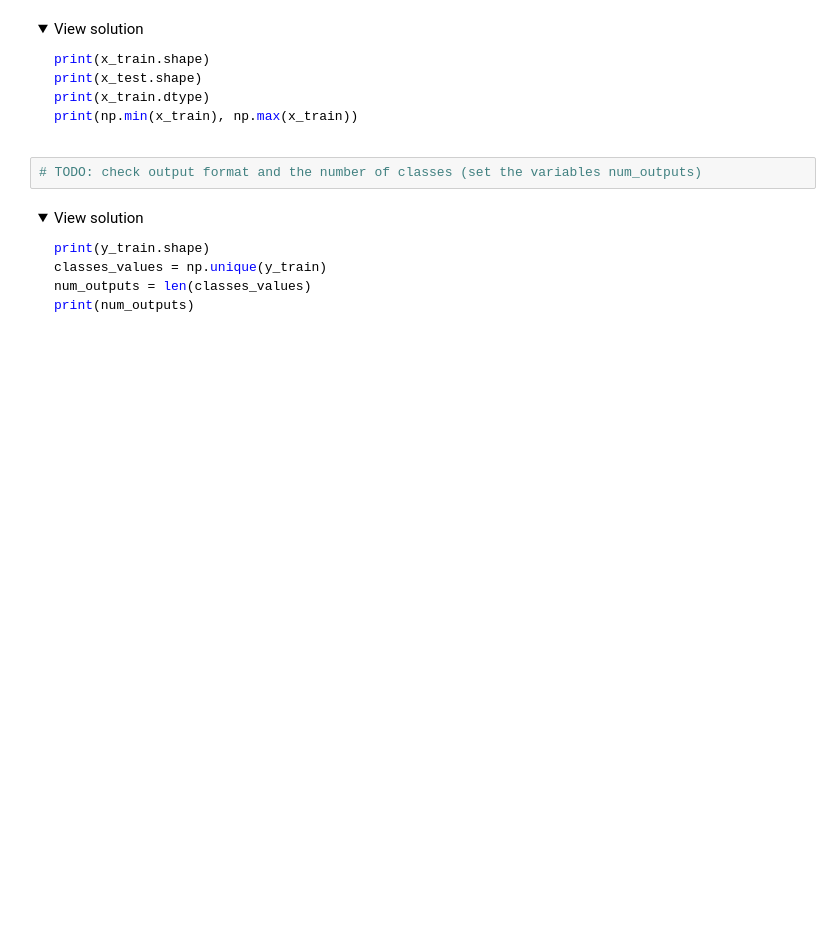
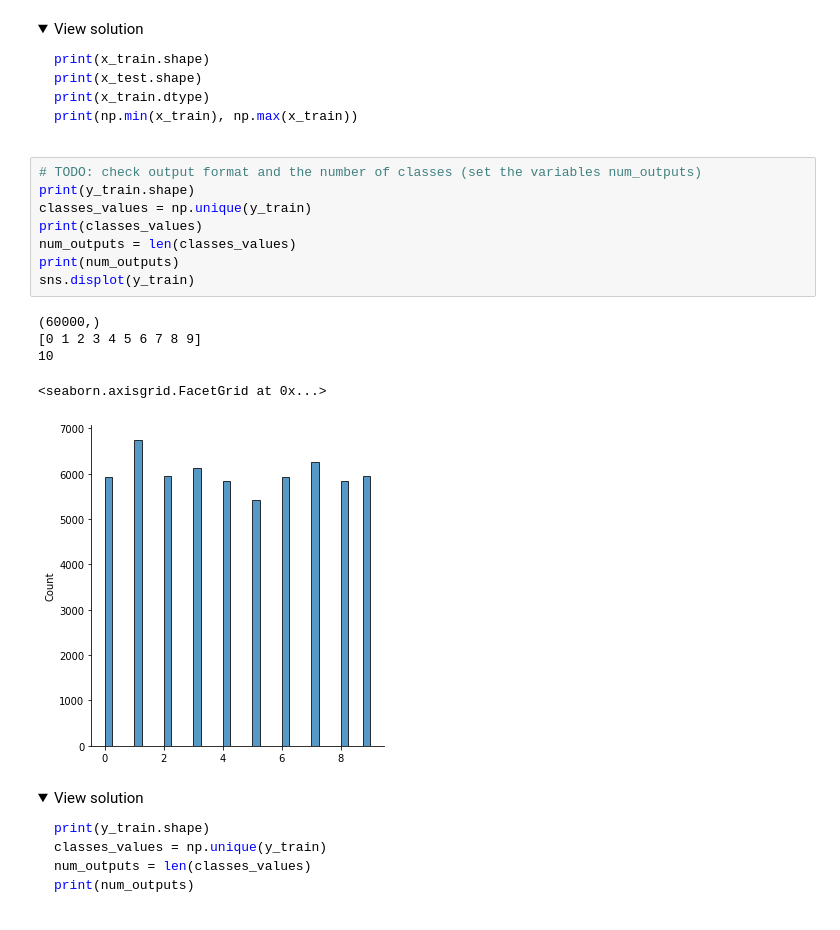
Before and after one commit to L4ncelot1024/Learn_Deep_Learning_Le_Wagon, a Jupyter notebook: Day1/01_MNIST_Classification_CHALLENGE.ipynb, the cells around one changed output. Cells and saved outputs as stored; diff of their text form; folded sections open; blank space fills up the shorter version.

````diff
--- a/Day1/01_MNIST_Classification_CHALLENGE.ipynb
+++ b/Day1/01_MNIST_Classification_CHALLENGE.ipynb
@@ -40,6 +68,18 @@ print(np.min(x_train), np.max(x_train))
 ```
 # %%
 # TODO: check output format and the number of classes (set the variables num_outputs)
+print(y_train.shape)
+classes_values = np.unique(y_train)
+print(classes_values)
+num_outputs = len(classes_values)
+print(num_outputs)
+sns.displot(y_train)
+# %% [output]
+(60000,)
+[0 1 2 3 4 5 6 7 8 9]
+10
+<seaborn.axisgrid.FacetGrid at 0x...>
+[figure, added]
 # %% [markdown]
 <details>
 <summary markdown='span'>View solution
````
Also changed, not shown: parts of 33 cells of this notebook.
